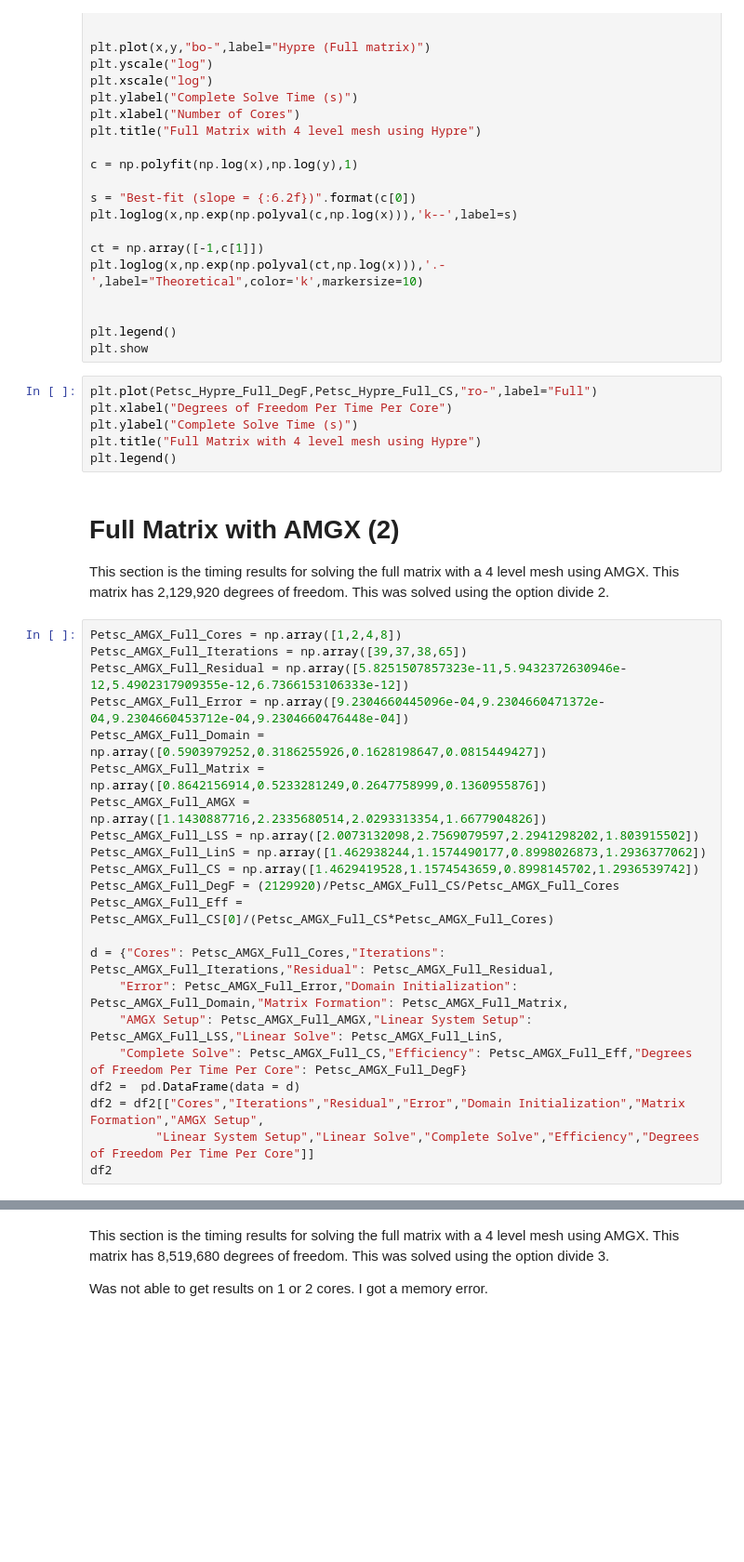
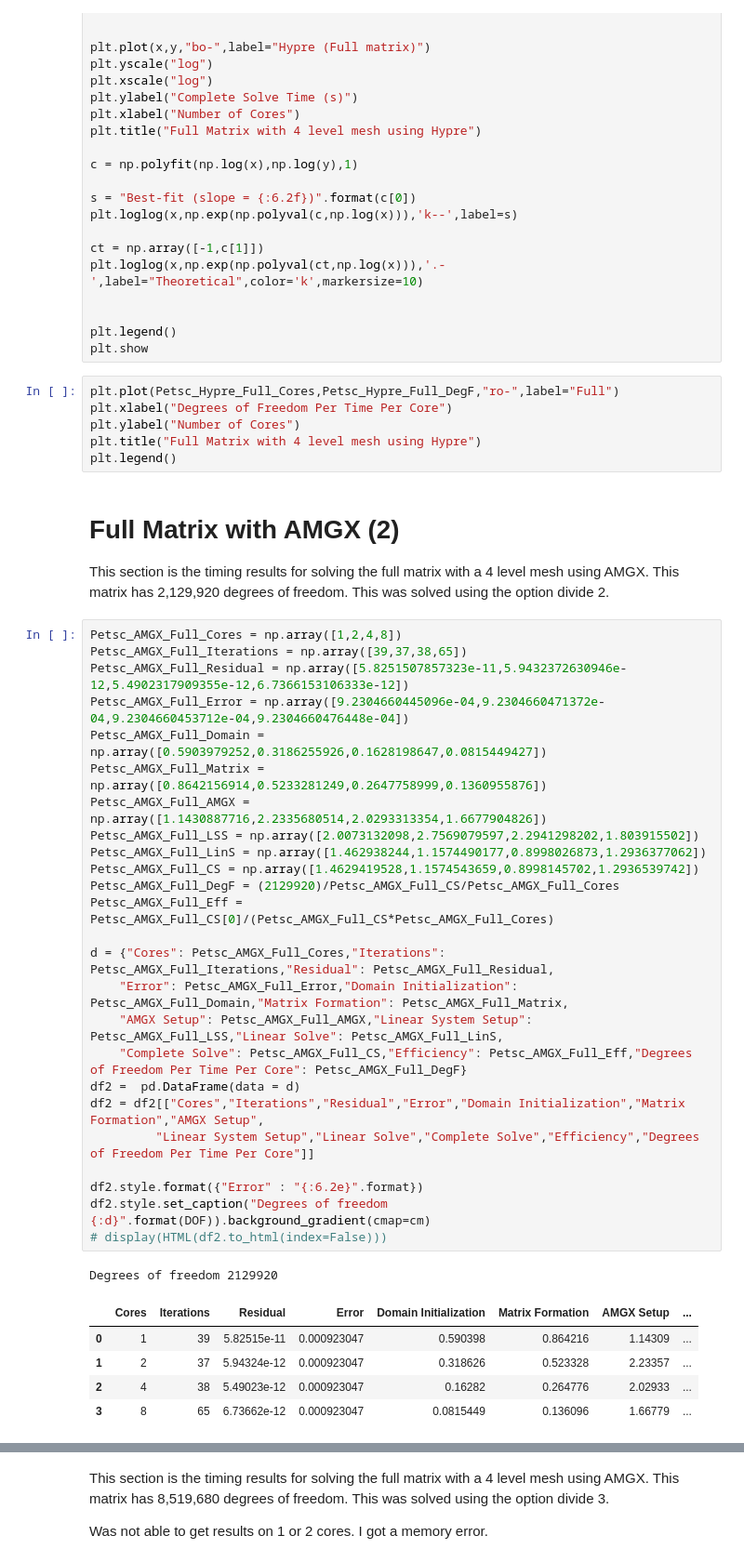
Before and after one commit to GEM3D/pressurePoissonSolver, a Jupyter notebook: results/2D_Poisson_Solver_Timing_4_mesh.ipynb, the cells around one changed output, grey strips where cells are left out. Shown at 93% size. Drawn from its saved outputs; the diff is of its cells as text; blank space fills up the shorter version.

```diff
--- a/results/2D_Poisson_Solver_Timing_4_mesh.ipynb
+++ b/results/2D_Poisson_Solver_Timing_4_mesh.ipynb
@@ -117,9 +146,9 @@ plt.loglog(x,np.exp(np.polyval(ct,np.log(x))),'.-',label="Theoretical",color='k'
 plt.legend()
 plt.show
 # %%
-plt.plot(Petsc_Hypre_Full_DegF,Petsc_Hypre_Full_CS,"ro-",label="Full")
+plt.plot(Petsc_Hypre_Full_Cores,Petsc_Hypre_Full_DegF,"ro-",label="Full")
 plt.xlabel("Degrees of Freedom Per Time Per Core")
-plt.ylabel("Complete Solve Time (s)")
+plt.ylabel("Number of Cores")
 plt.title("Full Matrix with 4 level mesh using Hypre")
 plt.legend()
 # %% [markdown]
@@ -128,25 +157,35 @@ This section is the timing results for solving the full matrix with a 4 level me
 # %%
 Petsc_AMGX_Full_Cores = np.array([1,2,4,8])
 Petsc_AMGX_Full_Iterations = np.array([39,37,38,65])
 Petsc_AMGX_Full_Residual = np.array([5.8251507857323e-11,5.9432372630946e-12,5.4902317909355e-12,6.7366153106333e-12])
 Petsc_AMGX_Full_Error = np.array([9.2304660445096e-04,9.2304660471372e-04,9.2304660453712e-04,9.2304660476448e-04])
 Petsc_AMGX_Full_Domain = np.array([0.5903979252,0.3186255926,0.1628198647,0.0815449427])
 Petsc_AMGX_Full_Matrix = np.array([0.8642156914,0.5233281249,0.2647758999,0.1360955876])
 Petsc_AMGX_Full_AMGX = np.array([1.1430887716,2.2335680514,2.0293313354,1.6677904826])
 Petsc_AMGX_Full_LSS = np.array([2.0073132098,2.7569079597,2.2941298202,1.803915502])
 Petsc_AMGX_Full_LinS = np.array([1.462938244,1.1574490177,0.8998026873,1.2936377062])
 Petsc_AMGX_Full_CS = np.array([1.4629419528,1.1574543659,0.8998145702,1.2936539742])
 Petsc_AMGX_Full_DegF = (2129920)/Petsc_AMGX_Full_CS/Petsc_AMGX_Full_Cores
 Petsc_AMGX_Full_Eff = Petsc_AMGX_Full_CS[0]/(Petsc_AMGX_Full_CS*Petsc_AMGX_Full_Cores)
 
 d = {"Cores": Petsc_AMGX_Full_Cores,"Iterations": Petsc_AMGX_Full_Iterations,"Residual": Petsc_AMGX_Full_Residual,
     "Error": Petsc_AMGX_Full_Error,"Domain Initialization": Petsc_AMGX_Full_Domain,"Matrix Formation": Petsc_AMGX_Full_Matrix,
     "AMGX Setup": Petsc_AMGX_Full_AMGX,"Linear System Setup": Petsc_AMGX_Full_LSS,"Linear Solve": Petsc_AMGX_Full_LinS,
     "Complete Solve": Petsc_AMGX_Full_CS,"Efficiency": Petsc_AMGX_Full_Eff,"Degrees of Freedom Per Time Per Core": Petsc_AMGX_Full_DegF}
 df2 =  pd.DataFrame(data = d)
 df2 = df2[["Cores","Iterations","Residual","Error","Domain Initialization","Matrix Formation","AMGX Setup",
          "Linear System Setup","Linear Solve","Complete Solve","Efficiency","Degrees of Freedom Per Time Per Core"]]
-df2
+
+df2.style.format({"Error" : "{:6.2e}".format})
+df2.style.set_caption("Degrees of freedom {:d}".format(DOF)).background_gradient(cmap=cm)
+# display(HTML(df2.to_html(index=False)))
+# %% [output]
+Degrees of freedom 2129920
+|  | Cores | Iterations | Residual | Error | Domain Initialization | Matrix Formation | AMGX Setup | ... |
+| 0 | 1 | 39 | 5.82515e-11 | 0.000923047 | 0.590398 | 0.864216 | 1.14309 | ... |
+| 1 | 2 | 37 | 5.94324e-12 | 0.000923047 | 0.318626 | 0.523328 | 2.23357 | ... |
+| 2 | 4 | 38 | 5.49023e-12 | 0.000923047 | 0.16282 | 0.264776 | 2.02933 | ... |
+| 3 | 8 | 65 | 6.73662e-12 | 0.000923047 | 0.0815449 | 0.136096 | 1.66779 | ... |
 # %%
 plt.plot(Petsc_AMGX_Full_Cores,Petsc_AMGX_Full_CS,"bo-",label="Full")
 plt.yscale("log")
```
Also changed, not shown: parts of 21 cells of this notebook, 4 other files.
